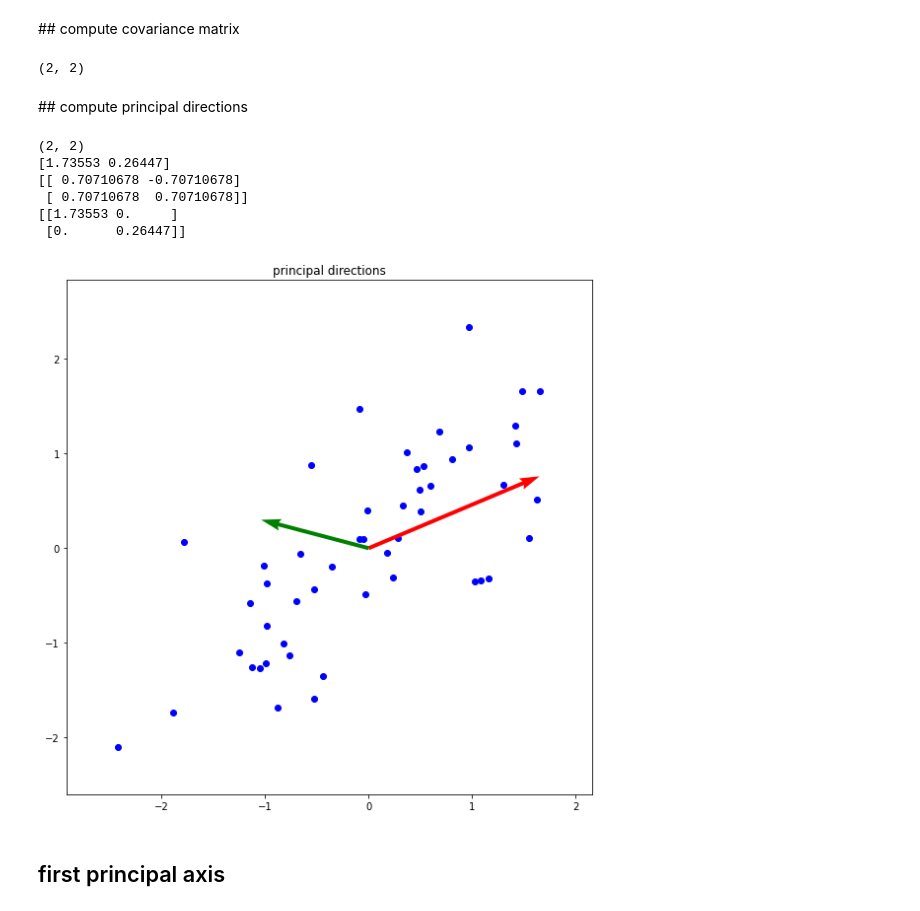
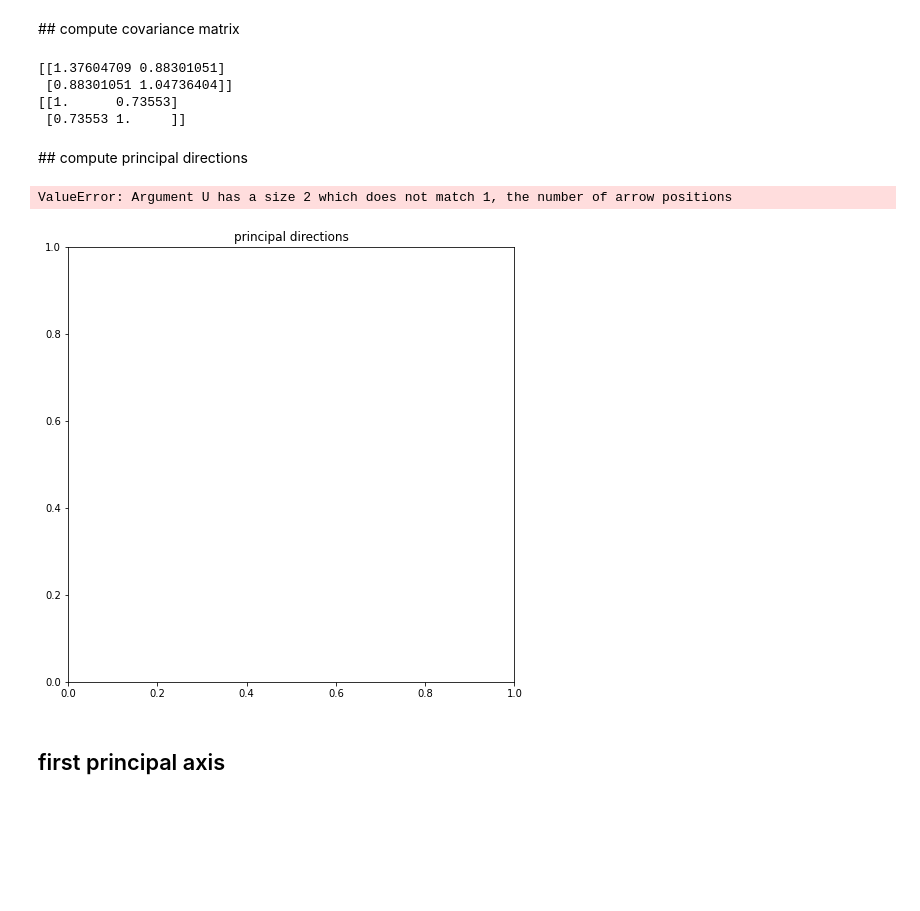
Before and after one commit to jjaen0823/assignment-machine-learning, a Jupyter notebook: hw12/assignment_12.ipynb, the cells around one changed output. Cells and saved outputs as stored; diff of their text form; code cells hidden in the pictures; blank space fills up the shorter version.

Commit message:
modify compute_covariance

```diff
--- a/hw12/assignment_12.ipynb
+++ b/hw12/assignment_12.ipynb
@@ -92,16 +92,22 @@ def compute_covariance(X, Y):
     Z_T = np.empty((0, number_data))
     Z_T = np.append(Z_T, np.array([X]), axis=0)
     Z_T = np.append(Z_T, np.array([Y]), axis=0)
-
+    cov = np.cov(feature.T)
+    print(cov)
     Z = Z_T.T
 
     Sigma = (1/number_data) * Z_T.dot(Z)
-    print(Sigma.shape)
+    print(Sigma)
 
     # ===================================================
     return Sigma
+
+sigma = compute_covariance(x, y)
 # %% [output]
-(2, 2)
+[[1.37604709 0.88301051]
+ [0.88301051 1.04736404]]
+[[1.      0.73553]
+ [0.73553 1.     ]]
 # %% [markdown]
 ## compute principal directions
 # %%
@@ -111,40 +117,36 @@ def compute_eigen(X, Y):
 
     sigma = compute_covariance(X, Y)
     S, U = np.linalg.eig(sigma)
-    print(S)
-    print(U)
 
     # S 를 대각행렬로 변환
     temp = np.identity(number_feature)
     for i in range(number_feature):
         temp[i][i] = S[i]
     S = temp
-    print(S)
 
     # ===================================================
     return S, U
 
 S, U = compute_eigen(x, y)
-# %% [output]
-(2, 2)
-[1.73553 0.26447]
-[[ 0.70710678 -0.70710678]
- [ 0.70710678  0.70710678]]
-[[1.73553 0.     ]
- [0.      0.26447]]
 # %%
 def plot_principal_directions(X, Y):
     plt.figure(figsize=(8,8))
     plt.title('principal directions')
     # ===================================================
     # fill up the blank
+    S, U = compute_eigen(x, y)
+    origin = np.zeros(shape=(number_feature))
 
+    plt.quiver(*origin, U[0,:], U[1,:], color=['r', 'g'], scale=21)
 
     # ===================================================
     plt.tight_layout()
     plt.show()
+
+plot_principal_directions(x, y)
 # %% [output]
+ValueError: Argument U has a size 2 which does not match 1, the number of arrow positions
-[figure, old version]
+[figure, new version]
 # %% [markdown]
 ## first principal axis
 # %%
```
